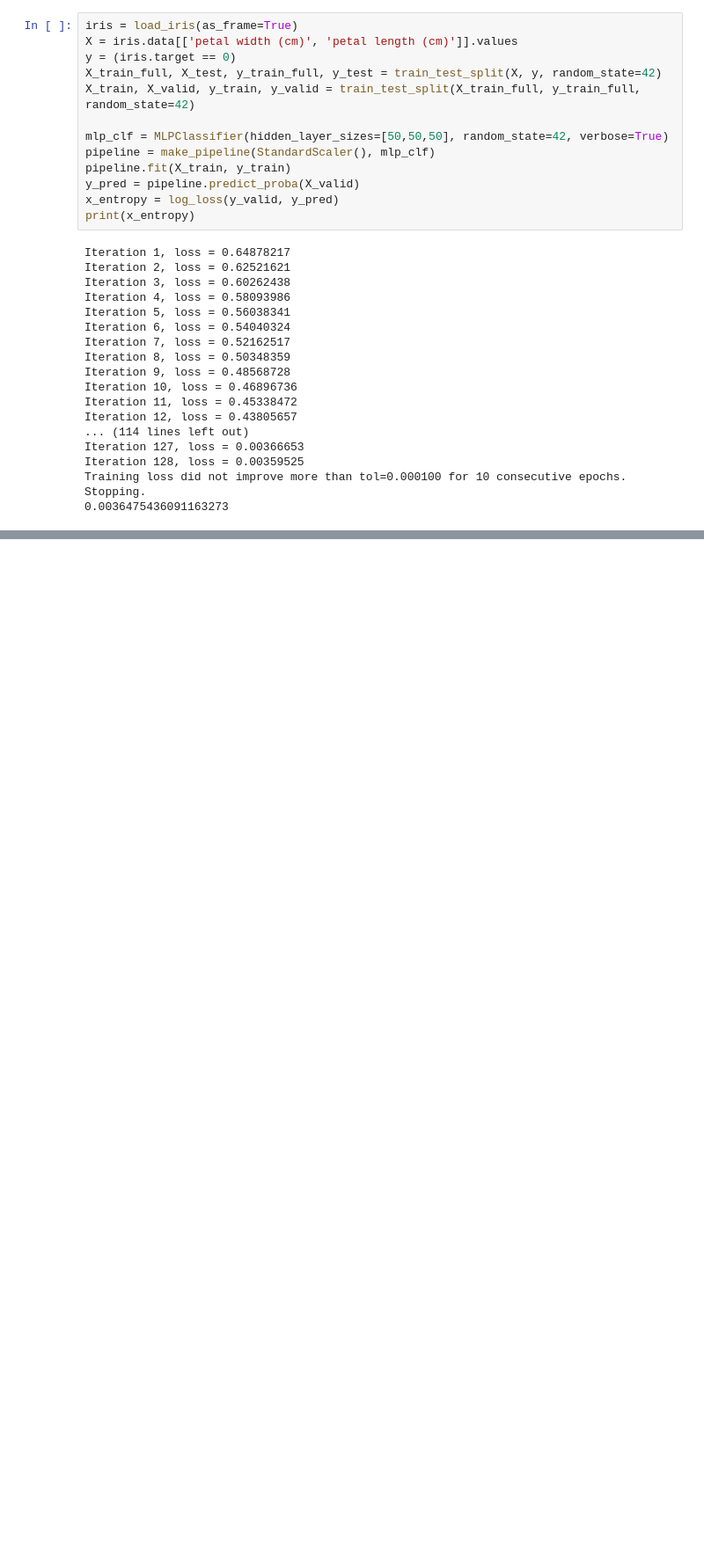
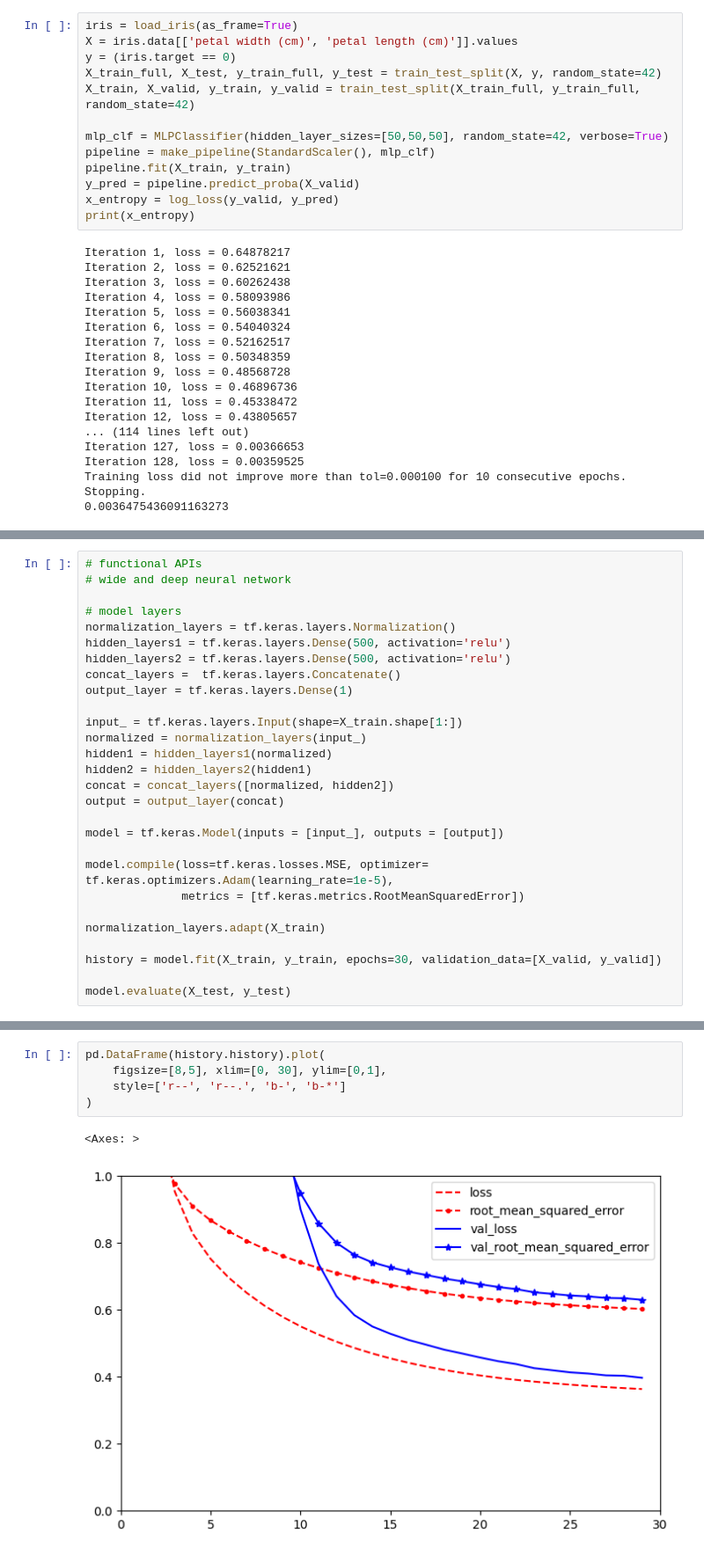
Before and after one commit to ChiragBangera/Handsonml, a Jupyter notebook: chapter_10/chapter_10.ipynb, the cells around one changed output, grey strips where cells are left out. Shown at 88% size. Cells and saved outputs as stored; diff of their text form; blank space fills up the shorter version.

```diff
--- a/chapter_10/chapter_10.ipynb
+++ b/chapter_10/chapter_10.ipynb
@@ -67,0 +286,28 @@ Training loss did not improve more than tol=0.000100 for 10 consecutive epochs.
+# %%
+# functional APIs
+# wide and deep neural network
+
+# model layers
+normalization_layers = tf.keras.layers.Normalization()
+hidden_layers1 = tf.keras.layers.Dense(500, activation='relu')
+hidden_layers2 = tf.keras.layers.Dense(500, activation='relu')
+concat_layers =  tf.keras.layers.Concatenate()
+output_layer = tf.keras.layers.Dense(1)
+
+input_ = tf.keras.layers.Input(shape=X_train.shape[1:])
+normalized = normalization_layers(input_)
+hidden1 = hidden_layers1(normalized)
+hidden2 = hidden_layers2(hidden1)
+concat = concat_layers([normalized, hidden2])
+output = output_layer(concat)
+
+model = tf.keras.Model(inputs = [input_], outputs = [output])
+
+model.compile(loss=tf.keras.losses.MSE, optimizer= tf.keras.optimizers.Adam(learning_rate=1e-5),
+              metrics = [tf.keras.metrics.RootMeanSquaredError])
+
+normalization_layers.adapt(X_train)
+
+history = model.fit(X_train, y_train, epochs=30, validation_data=[X_valid, y_valid])
+
+model.evaluate(X_test, y_test)
@@ -67,0 +337,8 @@ Training loss did not improve more than tol=0.000100 for 10 consecutive epochs.
+# %%
+pd.DataFrame(history.history).plot(
+    figsize=[8,5], xlim=[0, 30], ylim=[0,1],
+    style=['r--', 'r--.', 'b-', 'b-*']
+)
+# %% [output]
+<Axes: >
+[figure, added]
```
Also changed, not shown: parts of 27 cells of this notebook, 4 other files.
